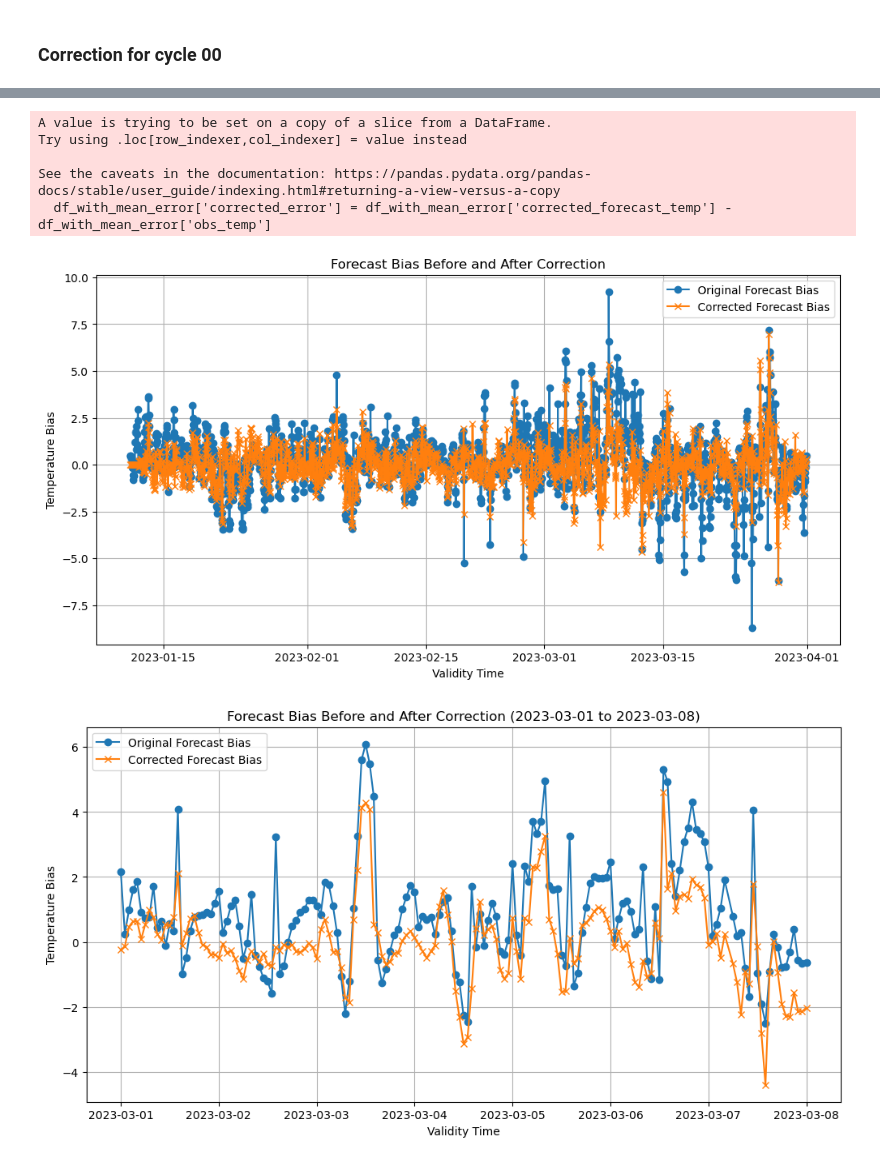
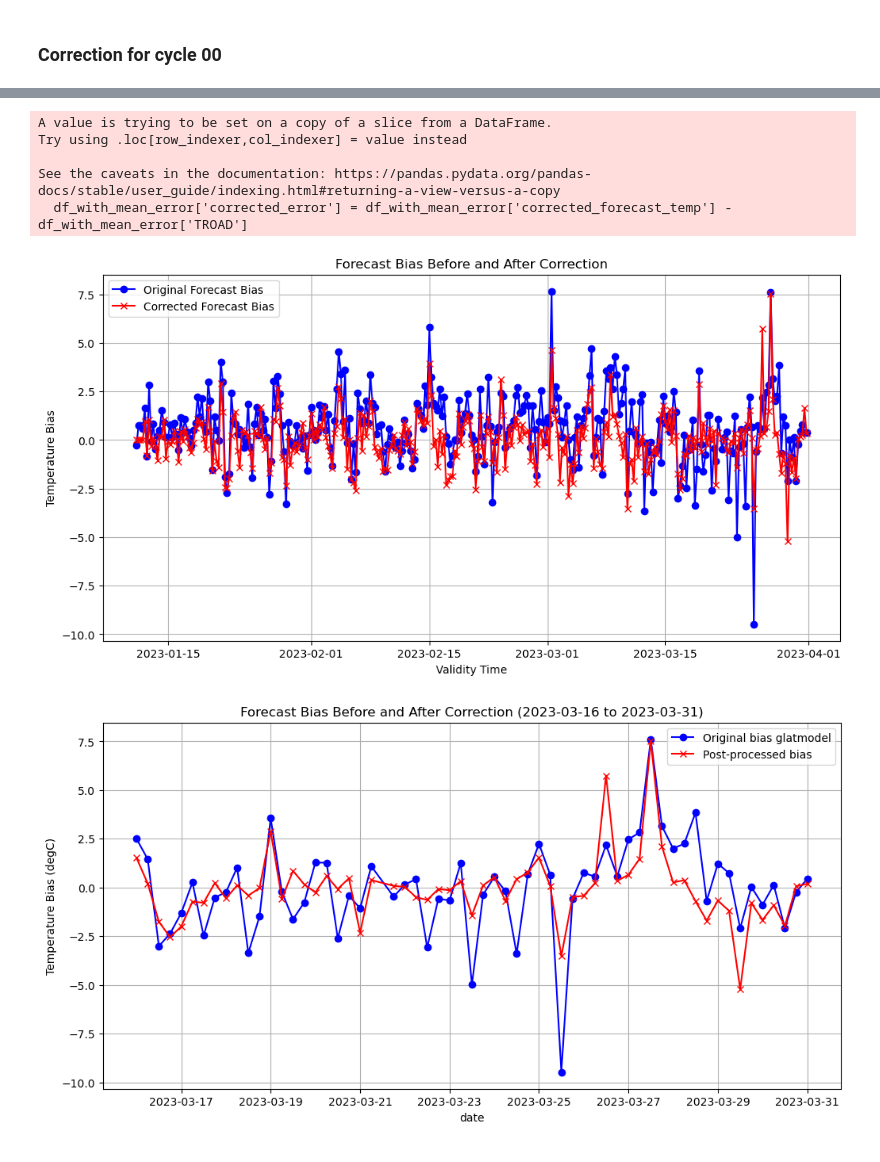
Before and after one commit to carlos9917/ml_pp, a Jupyter notebook: python/moving_avg_bias_corr_troad.ipynb, the cells around one changed output, grey strips where cells are left out. Cells and saved outputs as stored; diff of their text form; code cells hidden in the pictures.

Commit message:
Added new stations and made some cosmetic changes to the plots

```diff
--- a/python/moving_avg_bias_corr_troad.ipynb
+++ b/python/moving_avg_bias_corr_troad.ipynb
@@ -29,15 +29,17 @@ import os
 ### Read the data and calculate the bias
 # %%
 DATADIR="/media/cap/extra_work/data/road_model"
-df_glat=pd.read_csv(os.path.join(DATADIR,"TROAD_glatmodel_data.csv.gz"),compression="gzip")
+#df_glat=pd.read_csv(os.path.join(DATADIR,"TROAD_glatmodel_data.csv.gz"),compression="gzip")
+df_glat=pd.read_csv(os.path.join(DATADIR,"FYN_TROAD_glatmodel_data.csv.gz"))
 
 
-obs_temp_array = df_glat["obs_temp"].values.reshape(-1, 1)
-
+#in old dataset named obs_temp, TROAD in new
+#obs_temp_array = df_glat["obs_temp"].values.reshape(-1, 1)
+obs_temp_array = df_glat["TROAD"].values.reshape(-1, 1)
 forecast_temp_array = df_glat["forecast_temp"].values.reshape(-1, 1)
 
 # Convert the "obs_temp" column to a NumPy array with shape (544920, 1)
-obs_temp_array = df_glat["obs_temp"].values.reshape(-1, 1)
+obs_temp_array = df_glat["TROAD"].values.reshape(-1, 1)
 
 # Calculate the bias (forecast_temp - obs_temp)
 forecast_error = forecast_temp_array - obs_temp_array
@@ -158,6 +163,7 @@ final_mean_error
 # %%
-# Selecting one station
-SID_sel = 100001
+# Selecting one station in Fyn:
+SID_sel = 335100
+#SID_sel = 100001
 # %%
 df_sel = df_glat[df_glat["site_ID"] == SID_sel]
 # %%
@@ -262,7 +268,7 @@ unix_timestamp                float64
 dtype: object
 # %%
 # Calculate the error between forecasted and observed temperatures
-df_cy_00['error'] = df_cy_00['forecast_temp'] - df_cy_00['obs_temp']
+df_cy_00['error'] = df_cy_00['forecast_temp'] - df_cy_00['TROAD']
 
 # Function to calculate mean error over a rolling window
 def calculate_mean_error(df, window_size):
@@ -332,32 +350,32 @@ plt.show()
 # %%
 # Calculate the corrected error (bias) after correction
-df_with_mean_error['corrected_error'] = df_with_mean_error['corrected_forecast_temp'] - df_with_mean_error['obs_temp']
+df_with_mean_error['corrected_error'] = df_with_mean_error['corrected_forecast_temp'] - df_with_mean_error['TROAD']
 
 # Plotting the bias before and after correction
 plt.figure(figsize=(12, 6))
 
-plt.plot(df_with_mean_error['validity_time'], df_with_mean_error['error'], label='Original Forecast Bias', marker='o')
-plt.plot(df_with_mean_error['validity_time'], df_with_mean_error['corrected_error'], label='Corrected Forecast Bias', marker='x')
+plt.plot(df_with_mean_error['validity_time'], df_with_mean_error['error'], label='Original Forecast Bias', marker='o',color="blue")
+plt.plot(df_with_mean_error['validity_time'], df_with_mean_error['corrected_error'], label='Corrected Forecast Bias', marker='x',color="red")
 
 plt.xlabel('Validity Time')
 plt.ylabel('Temperature Bias')
 plt.title('Forecast Bias Before and After Correction')
 plt.legend()
 plt.grid(True)
 plt.show()
 # %% [output]
 A value is trying to be set on a copy of a slice from a DataFrame.
 Try using .loc[row_indexer,col_indexer] = value instead
 
 See the caveats in the documentation: https://pandas.pydata.org/pandas-docs/stable/user_guide/indexing.html#returning-a-view-versus-a-copy
-  df_with_mean_error['corrected_error'] = df_with_mean_error['corrected_forecast_temp'] - df_with_mean_error['obs_temp']
+  df_with_mean_error['corrected_error'] = df_with_mean_error['corrected_forecast_temp'] - df_with_mean_error['TROAD']
-[figure, old version]
+[figure, new version]
 # %%
 ### Plot only a particular date range
 
 # Specify the date range to filter
-start_date = '2023-03-01'
-end_date = '2023-03-08'
+start_date = '2023-03-16'
+end_date = '2023-03-31'
 
 # Filter the DataFrame to the specified date range
 mask = (df_with_mean_error['validity_time'] >= start_date) & (df_with_mean_error['validity_time'] <= end_date)
@@ -366,14 +384,14 @@ filtered_df = df_with_mean_error[mask]
 # Plotting the bias before and after correction for the filtered date range
 plt.figure(figsize=(12, 6))
 
-plt.plot(filtered_df['validity_time'], filtered_df['error'], label='Original Forecast Bias', marker='o')
-plt.plot(filtered_df['validity_time'], filtered_df['corrected_error'], label='Corrected Forecast Bias', marker='x')
+plt.plot(filtered_df['validity_time'], filtered_df['error'], label='Original bias glatmodel', marker='o',color="blue")
+plt.plot(filtered_df['validity_time'], filtered_df['corrected_error'], label='Post-processed bias', marker='x',color="red")
 
-plt.xlabel('Validity Time')
-plt.ylabel('Temperature Bias')
+plt.xlabel('date')
+plt.ylabel('Temperature Bias (degC)')
 plt.title(f'Forecast Bias Before and After Correction ({start_date} to {end_date})')
 plt.legend()
 plt.grid(True)
 plt.show()
 # %% [output]
-[figure, old version]
+[figure, new version]
```
Also changed, not shown: parts of 22 cells of this notebook, 1 other file.
